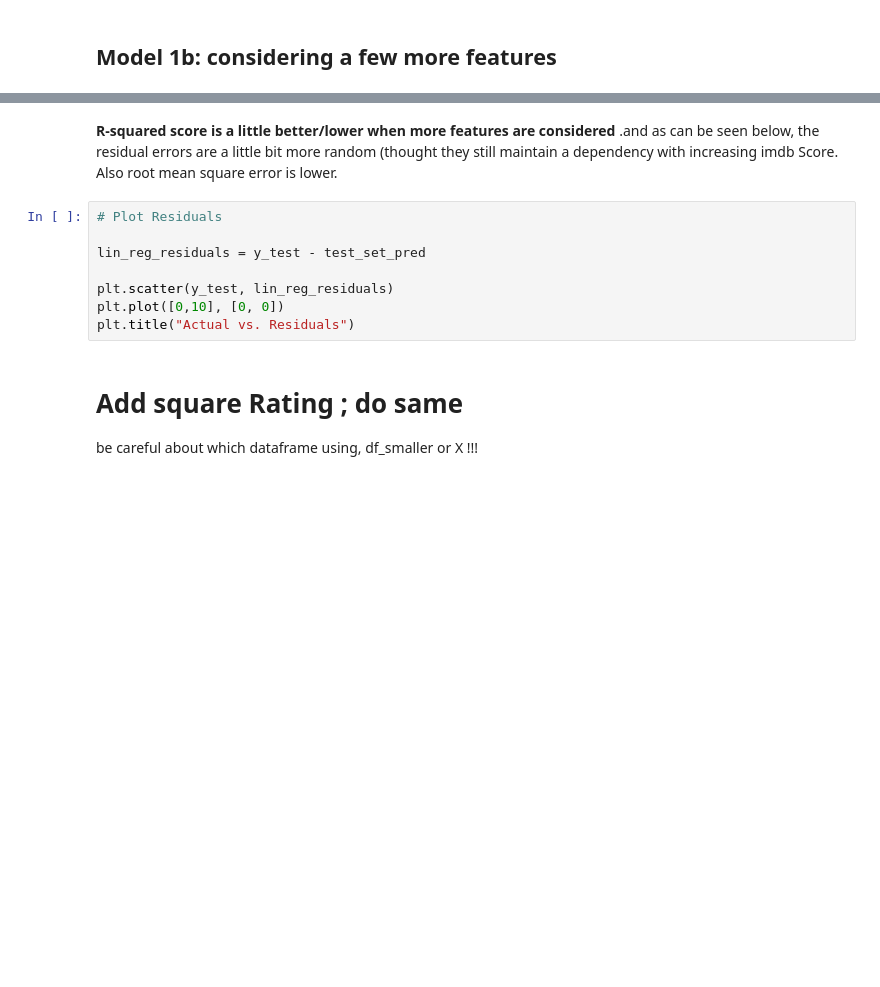
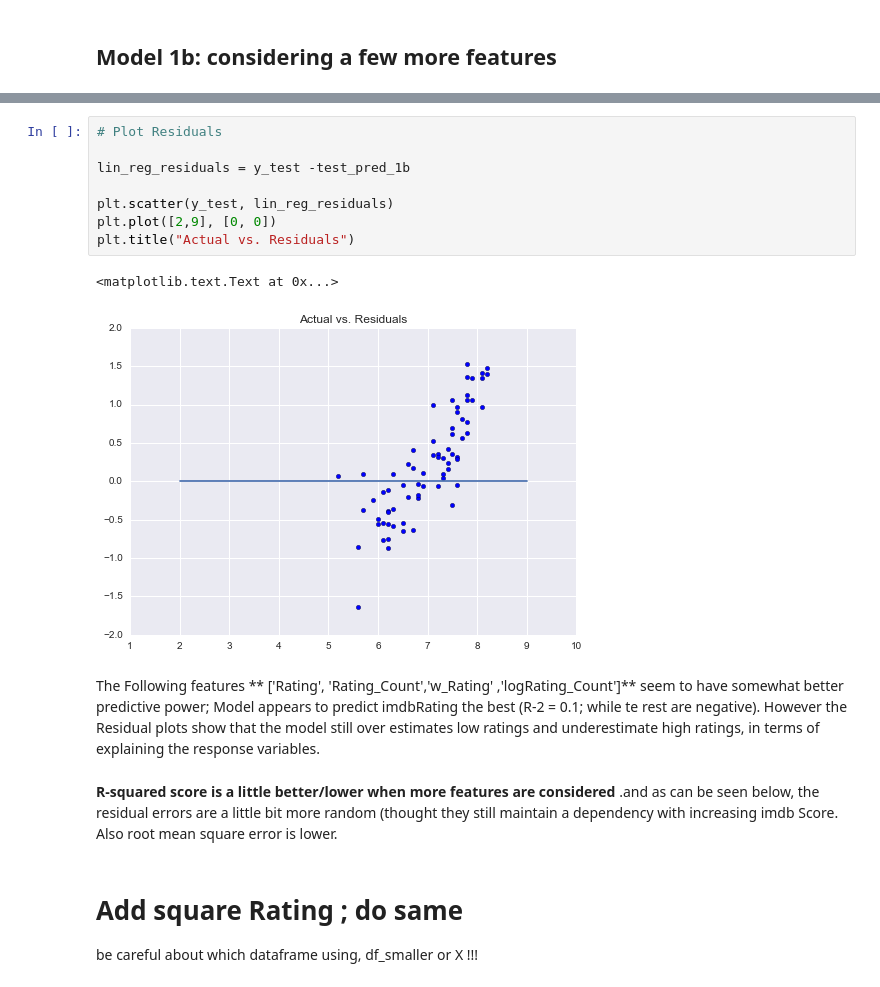
Before and after one commit to billiescodes/movie_book_reviews, a Jupyter notebook: np_workingFit.ipynb, the cells around one changed output, grey strips where cells are left out. Cells and saved outputs as stored; diff of their text form; blank space fills up the shorter version.

```diff
--- a/np_workingFit.ipynb
+++ b/np_workingFit.ipynb
@@ -665,14 +685,19 @@ print (metrics.r2_score(y_test,test_set_pred))
+# %%
+# Plot Residuals
+
+lin_reg_residuals = y_test -test_pred_1b
+
+plt.scatter(y_test, lin_reg_residuals)
+plt.plot([2,9], [0, 0])
+plt.title("Actual vs. Residuals")
+# %% [output]
+<matplotlib.text.Text at 0x...>
+[figure, added]
+# %% [markdown]
+The Following features ** ['Rating', 'Rating_Count','w_Rating' ,'logRating_Count']** seem to have somewhat better predictive power; Model appears to predict imdbRating the best (R-2 = 0.1; while te rest are negative). However the Residual plots show that the model still over estimates low ratings and underestimate high ratings, in terms of explaining the response variables.
 # %% [markdown]
 **R-squared score is a little better/lower  when more features are considered** .and as can be seen below, the residual errors are a little bit more random (thought they still maintain a dependency with increasing imdb Score.
 Also root mean square error is lower.
-# %%
-# Plot Residuals
-
-lin_reg_residuals = y_test - test_set_pred
-
-plt.scatter(y_test, lin_reg_residuals)
-plt.plot([0,10], [0, 0])
-plt.title("Actual vs. Residuals")
 # %% [markdown]
 # Add square Rating ; do same
 be careful about which dataframe using, df_smaller or X !!!
```
Also changed, not shown: parts of 11 cells of this notebook.
